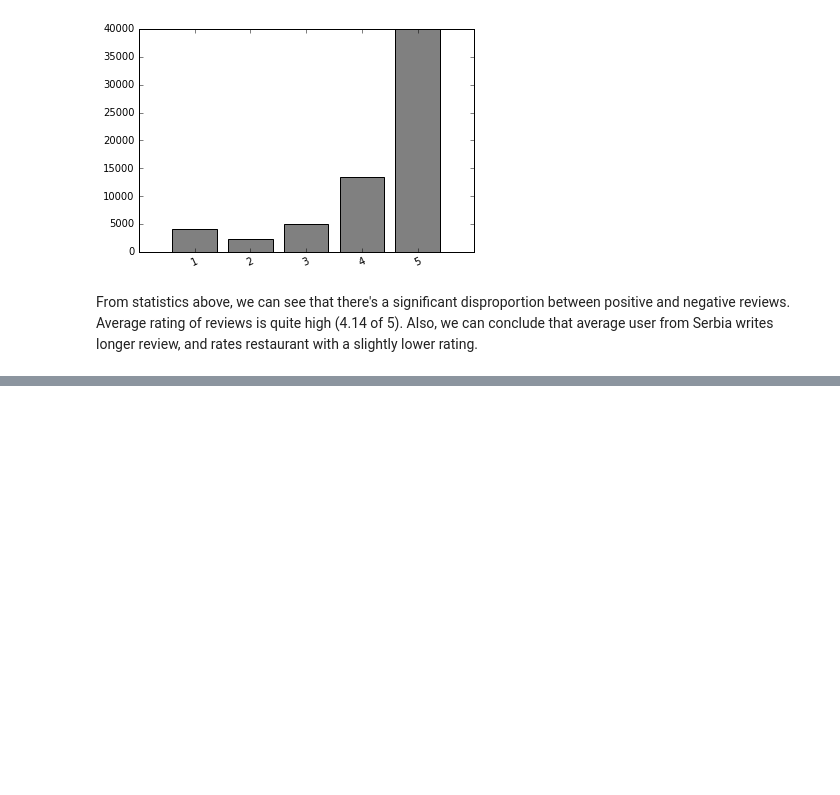
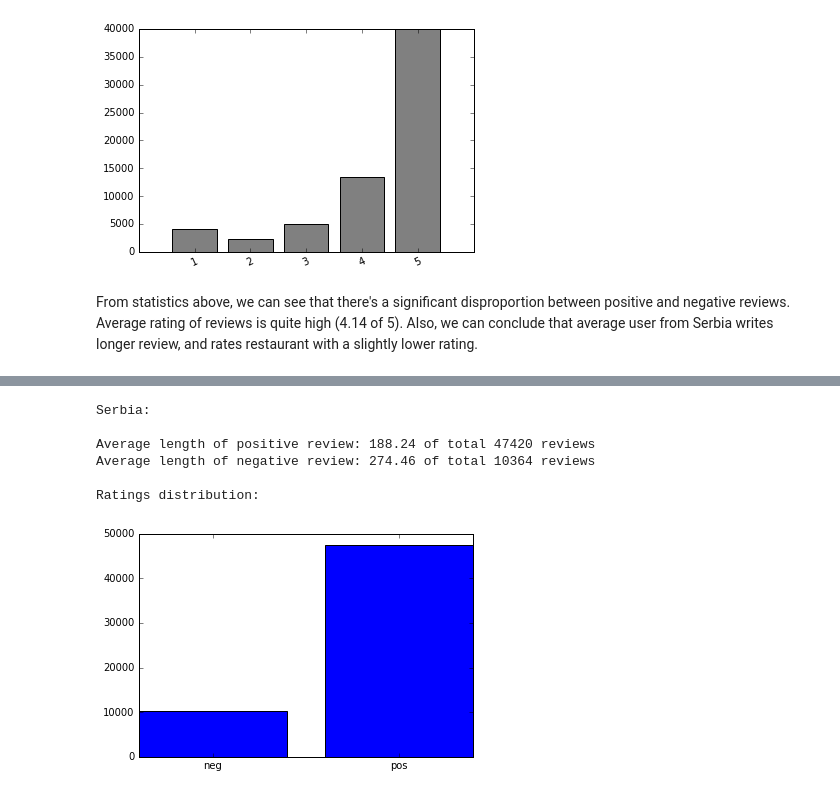
Before and after one commit to vdragan1993/sentiment-analysis, a Jupyter notebook: Donesi.com.ipynb, the cells around one changed output, grey strips where cells are left out. Cells and saved outputs as stored; diff of their text form; code cells hidden in the pictures; blank space fills up the shorter version.

```diff
--- a/Donesi.com.ipynb
+++ b/Donesi.com.ipynb
@@ -157,0 +241,11 @@ From statistics above, we can see that there's a significant disproportion betwe
+# %%
+print("Serbia: ")
+sort_reviews("data/filtered/fsrb.xlsx", "data/posneg/pnsrb.xlsx", "blue")
+# %% [output]
+Serbia:
+
+Average length of positive review: 188.24 of total 47420 reviews
+Average length of negative review: 274.46 of total 10364 reviews
+
+Ratings distribution:
+[figure, added]
```
Also changed, not shown: parts of 20 cells of this notebook.
